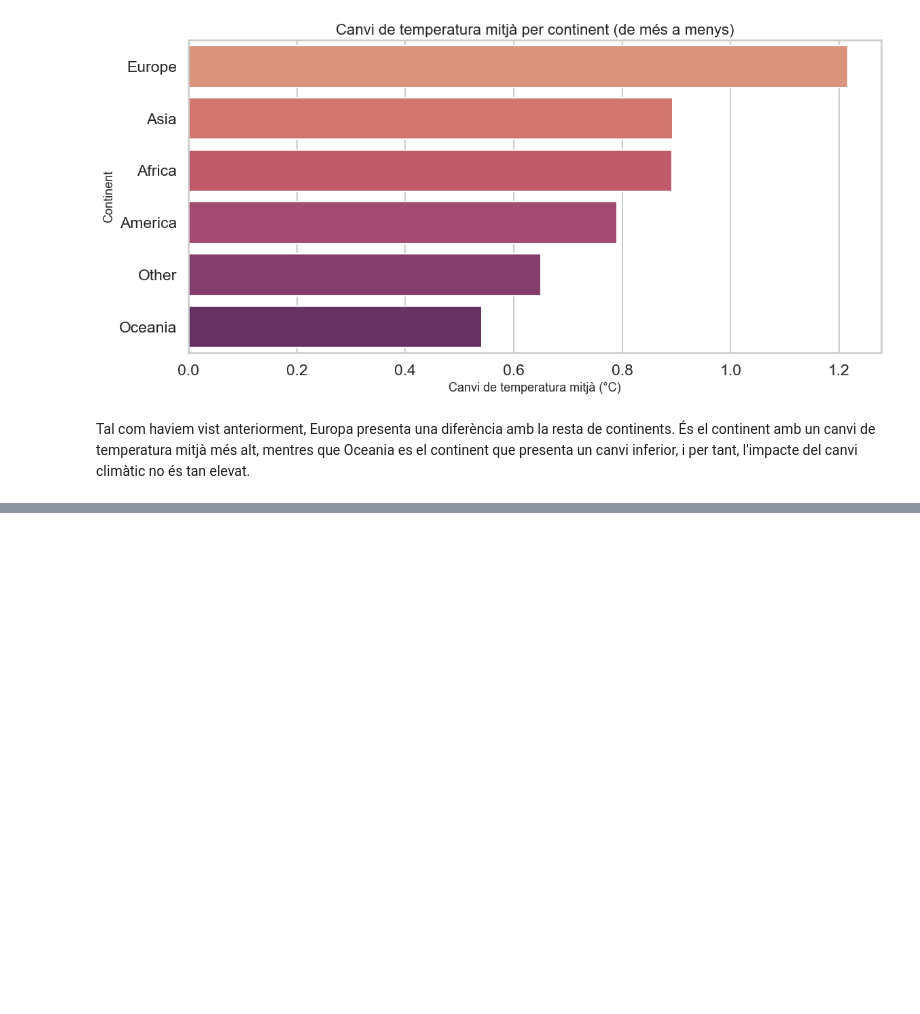
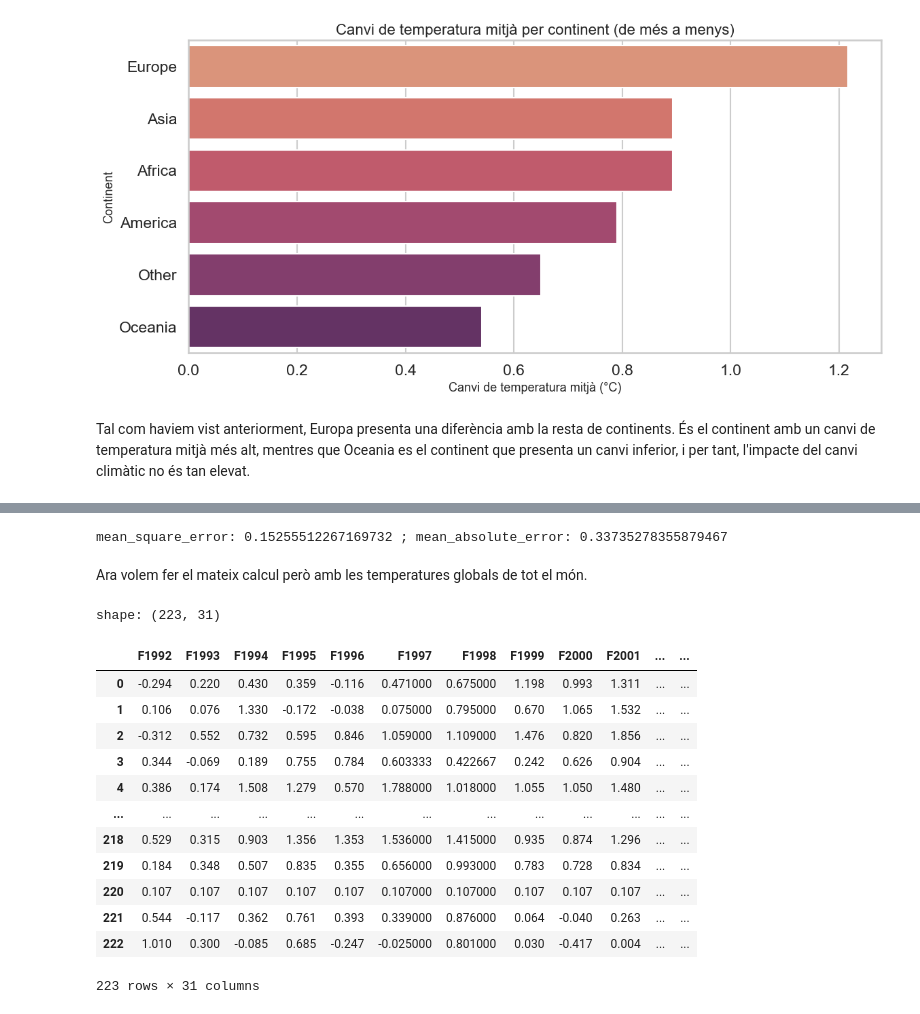
Before and after one commit to 1702938/Aprenentatge, a Jupyter notebook: PracticaKaggle.ipynb, the cells around one changed output, grey strips where cells are left out. Drawn from its saved outputs; the diff is of its cells as text; code cells hidden in the pictures; blank space fills up the shorter version.

```diff
--- a/PracticaKaggle.ipynb
+++ b/PracticaKaggle.ipynb
@@ -637,0 +716,28 @@ Tal com haviem vist anteriorment, Europa presenta una diferència amb la resta d
+# %%
+#Calculem l'error de la nostra predicció
+mse = mean_squared_error(y, y_pred)
+mae = mean_absolute_error(y, y_pred)
+print(f'mean_square_error: {mse} ; mean_absolute_error: {mae}')
+# %% [output]
+mean_square_error: 0.15255512267169732 ; mean_absolute_error: 0.33735278355879467
+# %% [markdown]
+Ara volem fer el mateix calcul però amb les temperatures globals de tot el món.
+# %%
+globals = climate.loc[ :, 'F1992': 'F2022']
+print(f'shape: {globals.shape}')
+globals
+# %% [output]
+shape: (223, 31)
+|  | F1992 | F1993 | F1994 | F1995 | F1996 | F1997 | F1998 | F1999 | F2000 | F2001 | ... | ... |
+| 0 | -0.294 | 0.220 | 0.430 | 0.359 | -0.116 | 0.471000 | 0.675000 | 1.198 | 0.993 | 1.311 | ... | ... |
+| 1 | 0.106 | 0.076 | 1.330 | -0.172 | -0.038 | 0.075000 | 0.795000 | 0.670 | 1.065 | 1.532 | ... | ... |
+| 2 | -0.312 | 0.552 | 0.732 | 0.595 | 0.846 | 1.059000 | 1.109000 | 1.476 | 0.820 | 1.856 | ... | ... |
+| 3 | 0.344 | -0.069 | 0.189 | 0.755 | 0.784 | 0.603333 | 0.422667 | 0.242 | 0.626 | 0.904 | ... | ... |
+| 4 | 0.386 | 0.174 | 1.508 | 1.279 | 0.570 | 1.788000 | 1.018000 | 1.055 | 1.050 | 1.480 | ... | ... |
+| ... | ... | ... | ... | ... | ... | ... | ... | ... | ... | ... | ... | ... |
+| 218 | 0.529 | 0.315 | 0.903 | 1.356 | 1.353 | 1.536000 | 1.415000 | 0.935 | 0.874 | 1.296 | ... | ... |
+| 219 | 0.184 | 0.348 | 0.507 | 0.835 | 0.355 | 0.656000 | 0.993000 | 0.783 | 0.728 | 0.834 | ... | ... |
+| 220 | 0.107 | 0.107 | 0.107 | 0.107 | 0.107 | 0.107000 | 0.107000 | 0.107 | 0.107 | 0.107 | ... | ... |
+| 221 | 0.544 | -0.117 | 0.362 | 0.761 | 0.393 | 0.339000 | 0.876000 | 0.064 | -0.040 | 0.263 | ... | ... |
+| 222 | 1.010 | 0.300 | -0.085 | 0.685 | -0.247 | -0.025000 | 0.801000 | 0.030 | -0.417 | 0.004 | ... | ... |
+223 rows × 31 columns
```
Also changed, not shown: parts of 18 cells of this notebook.
